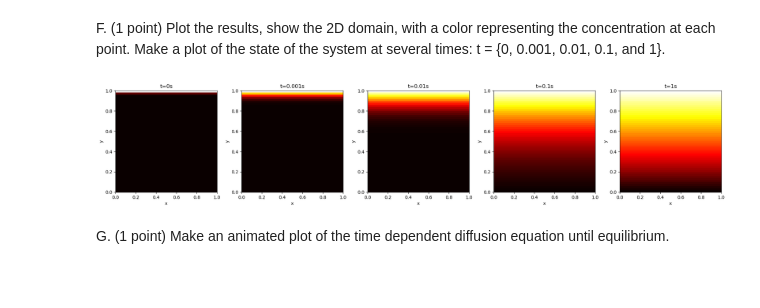
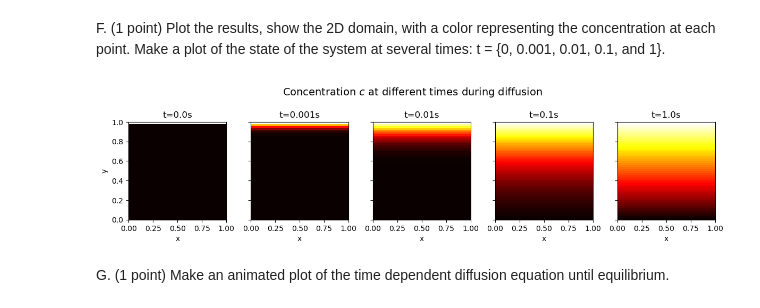
Before and after one commit to jonas4climate/modelling-natural-processes, a Jupyter notebook: Set1_incomplete.ipynb, the cells around one changed output. Cells and saved outputs as stored; diff of their text form; code cells hidden in the pictures; blank space fills up the shorter version.

```diff
--- a/Set1_incomplete.ipynb
+++ b/Set1_incomplete.ipynb
@@ -102,8 +102,8 @@ init_labels = [
 
 psis = []
 for i, (f0, init_label) in enumerate(zip(init_conditions, init_labels)):
-    psi = solve_wave_equation(f0, L, c, T, Nx, dt)
-    psis.append(psi)
+    c = solve_wave_equation(f0, L, c, T, Nx, dt)
+    psis.append(c)
 
 # Plotting
 fig, axs = plt.subplots(3, 1, figsize=(8, 12), sharex=True, layout='tight')
@@ -112,9 +112,9 @@ time_labels = [f't={t}s' for t in times]
 colors = ['blue', 'green', 'red', 'cyan', 'magenta']
 x = np.linspace(0, L, Nx)
 
-for i, (psi, init_label) in enumerate(zip(psis, init_labels)):
-    for j, (time, time_label, color) in enumerate(zip(times, time_labels, colors)):
-        axs[i].plot(x, psi[:, int(Nt*time)], label=time_label, color=color)
+for i, (c, init_label) in enumerate(zip(psis, init_labels)):
+    for j, (t, time_label, color) in enumerate(zip(times, time_labels, colors)):
+        axs[i].plot(x, c[:, int(Nt*t)], label=time_label, color=color)
     axs[i].set_ylabel('Vibration amplitude ($\\Psi$)')
     axs[i].set_title(f'Initial condition $\\Psi(x,0)=${init_label}')
     axs[i].legend()
@@ -161,9 +161,9 @@ def animate_wave_equation(psi, title, file_title, L=1.0, T=1.0, total_frames=100
     if save:
         anim.save(f'media/{file_title}.gif', writer='ffmpeg')
 
-for i, (psi, init_label) in enumerate(zip(psis, init_labels)):
-    psi = solve_wave_equation(init_conditions[i], L, c, T, Nx, dt)
-    anim = animate_wave_equation(psi, f'Initial Condition $\\Psi(x,0) =$ {init_label}', f'animated_wave_{i}', T=T, total_frames=80, save=True)
+for i, (c, init_label) in enumerate(zip(psis, init_labels)):
+    c = solve_wave_equation(init_conditions[i], L, c, T, Nx, dt)
+    anim = animate_wave_equation(c, f'Initial Condition $\\Psi(x,0) =$ {init_label}', f'animated_wave_{i}', T=T, total_frames=80, save=True)
 # %% [output]
 [figure]
 [figure]
@@ -229,7 +229,7 @@ solutions, plot c(y) for different times.
 # %%
 # Parameters and discretization identical to before
 
-def analytical_solution(y, t, terms=50):
+def solve_diff_analytical(y, t, terms=50):
     """Computes the analytical solution of the concentration c(y,t) using the error function."""
     result = 0
     for i in range(terms):
@@ -241,7 +241,7 @@ time_values = np.logspace(-3, 0, 4)
 
 plt.figure(figsize=(6, 4))
 for t in time_values:
-    plt.plot(y_values, analytical_solution(y_values, t), label=f't={t}')
+    plt.plot(y_values, solve_diff_analytical(y_values, t), label=f't={t}')
 
 plt.title('Analytical Solution of c(y,t) for different times')
 plt.xlabel('y')
@@ -258,65 +258,55 @@ concentration at each point. Make a plot of the state of the system at several t
 t = {0, 0.001, 0.01, 0.1, and 1}.
 # %%
 # Adjusted simulation to capture specific time states with a tolerance for floating-point comparison
-def simulate_diffusion_with_tolerance(N, D, dx, dt, total_times, tolerance=1e-5):
+def solve_diffusion(Nx, D, dx, dt, T):
     """
-    Simulate diffusion and return the concentration at specified times with a tolerance for time comparison.
+    Simulate diffusion (2D spatial + time) and return the concentration matrix.
 
     Parameters:
-    - N: Number of grid points
+    - Nx: Number of spatial grid points in each dimension
     - D: Diffusion constant
     - dx: Distance between grid points
-    - dt: Time step
-    - total_times: List of times at which to record the concentration
-    - tolerance: Tolerance for comparing floating-point times
+    - dt: Time step size
+    - T: Total time to simulate
 
     Returns:
-    - A dictionary with times as keys and concentration grids as values
+    - c: Concentration matrix at each time step
     """
-    c = np.zeros((N, N))
+    Nt = int(T / dt)
+
+    # Initial & boundary conditions
+    c = np.zeros((Nx, Nx, Nt + 1))
     c[:, 0] = 0
     c[:, -1] = 1
 
-    concentration_at_times = {}
-    current_time = 0.0
-    step = 0
+    for t in range(1, Nt + 1):
+        c[1:-1, 1:-1, t] = c[1:-1, 1:-1, t-1] + (D * dt / dx**2) * (
+            c[2:, 1:-1, t-1] + c[:-2, 1:-1, t-1] + c[1:-1, 2:, t-1] + c[1:-1, :-2, t-1] - 4 * c[1:-1, 1:-1, t-1])
+        # Periodic boundary conditions
+        c[0, :, t] = c[-2, :, t]
+        c[-1, :, t] = c[1, :, t]
 
-    while current_time <= max(total_times):
-        c[1:-1, 1:-1] = c[1:-1, 1:-1] + (D * dt / dx**2) * (
-            c[2:, 1:-1] + c[:-2, 1:-1] + c[1:-1, 2:] + c[1:-1, :-2] - 4 * c[1:-1, 1:-1])
-
-        c[0, :] = c[-2, :]
-        c[-1, :] = c[1, :]
-
-        # Check if the current time is close enough to any of the specified times
-        for time in total_times:
-            if np.abs(current_time - time) < tolerance:
-                concentration_at_times[time] = np.copy(c)
-
-        current_time += dt
-        step += 1
-
-    return concentration_at_times
+    return c
 
 # Time points to capture the concentration
-times_to_plot = [0, 0.001, 0.01, 0.1, 1]
+times_to_plot = np.array(np.array([0, 0.001, 0.01, 0.1, 1]) * Nt, dtype=int)
 
 # Recalculate the simulation with tolerance for capturing times
-results_with_tolerance = simulate_diffusion_with_tolerance(Nx, D, dx, dt, times_to_plot)
+c = solve_diffusion(Nx, D, dx, dt, T)
 
 # Plotting with corrected results
-fig, axs = plt.subplots(1, len(times_to_plot), figsize=(20, 4))
-for i, time in enumerate(times_to_plot):
-    axs[i].imshow(np.rot90(results_with_tolerance[time], 3), extent=[0, L, 0, L], origin='lower', cmap='hot') # TODO: cheated, this seems off
-    axs[i].set_title(f't={time}s')
+fig, axs = plt.subplots(1, len(times_to_plot), figsize=(12, 4), sharey=True, layout='tight')
+for i, t in enumerate(times_to_plot):
+    axs[i].imshow(np.rot90(c[:,:,t], 3), extent=[0, L, 0, L], origin='lower', cmap='hot') # TODO: cheated, this seems off
+    axs[i].set_title(f't={t/Nt}s')
     axs[i].set_xlabel('x')
-    axs[i].set_ylabel('y')
+axs[0].set_ylabel('y')
 
-plt.tight_layout()
+fig.suptitle('Concentration $c$ at different times during diffusion', y=0.85, fontsize=14)
 plt.savefig('media/diffusion_tolerance.png', dpi=300, bbox_inches='tight')
 plt.show()
 # %% [output]
-[figure, old version]
+[figure, new version]
 # %% [markdown]
 G. (1 point) Make an animated plot of the time dependent diffusion equation until
 equilibrium.
```
Also changed, not shown: parts of 2 cells of this notebook, 2 other files.
